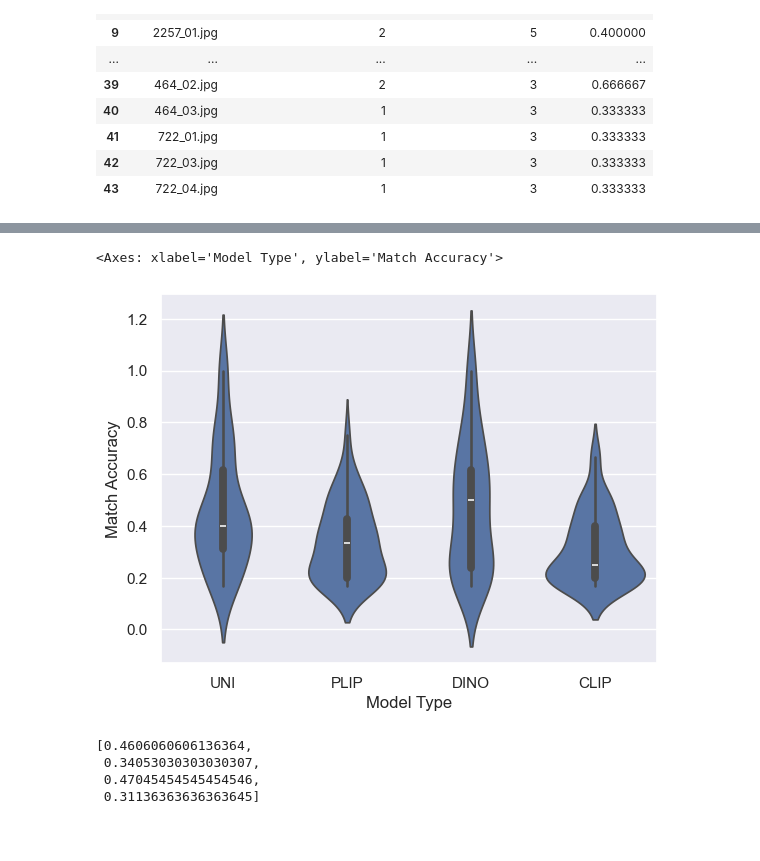
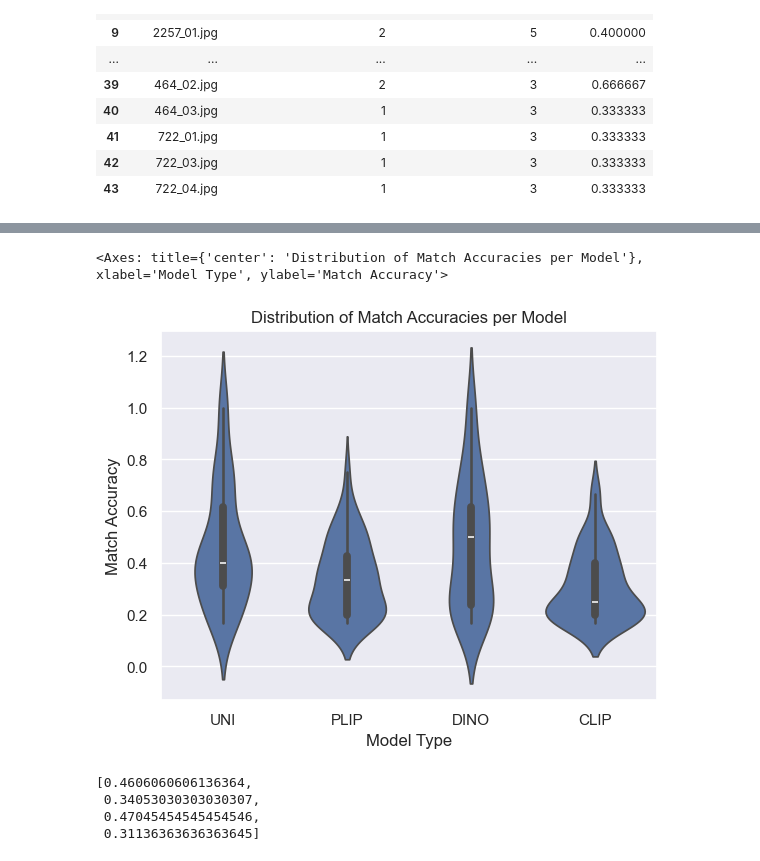
Before and after one commit to p1nkuu/CBIR-Image, a Jupyter notebook: CBIR IMAGE EVAL GRAPHS.ipynb, the cells around one changed output, grey strips where cells are left out. Saved outputs shown, nothing was run; the diff lists cells and outputs as text; code cells hidden in the pictures; blank space fills up the shorter version.

```diff
--- a/CBIR IMAGE EVAL GRAPHS.ipynb
+++ b/CBIR IMAGE EVAL GRAPHS.ipynb
@@ -120,8 +128,9 @@ combined = pd.concat([dfu, dfp, dfd, dfc], ignore_index=True)
 # %%
+plt.title('Distribution of Match Accuracies per Model')
 sns.violinplot(x='Model Type', y='Match Accuracy', data=combined)
 # %% [output]
-<Axes: xlabel='Model Type', ylabel='Match Accuracy'>
+<Axes: title={'center': 'Distribution of Match Accuracies per Model'}, xlabel='Model Type', ylabel='Match Accuracy'>
-[figure, old version]
+[figure, new version]
 # %%
 mean_acc = []
 
```
Also changed, not shown: parts of 1 cell of this notebook.
